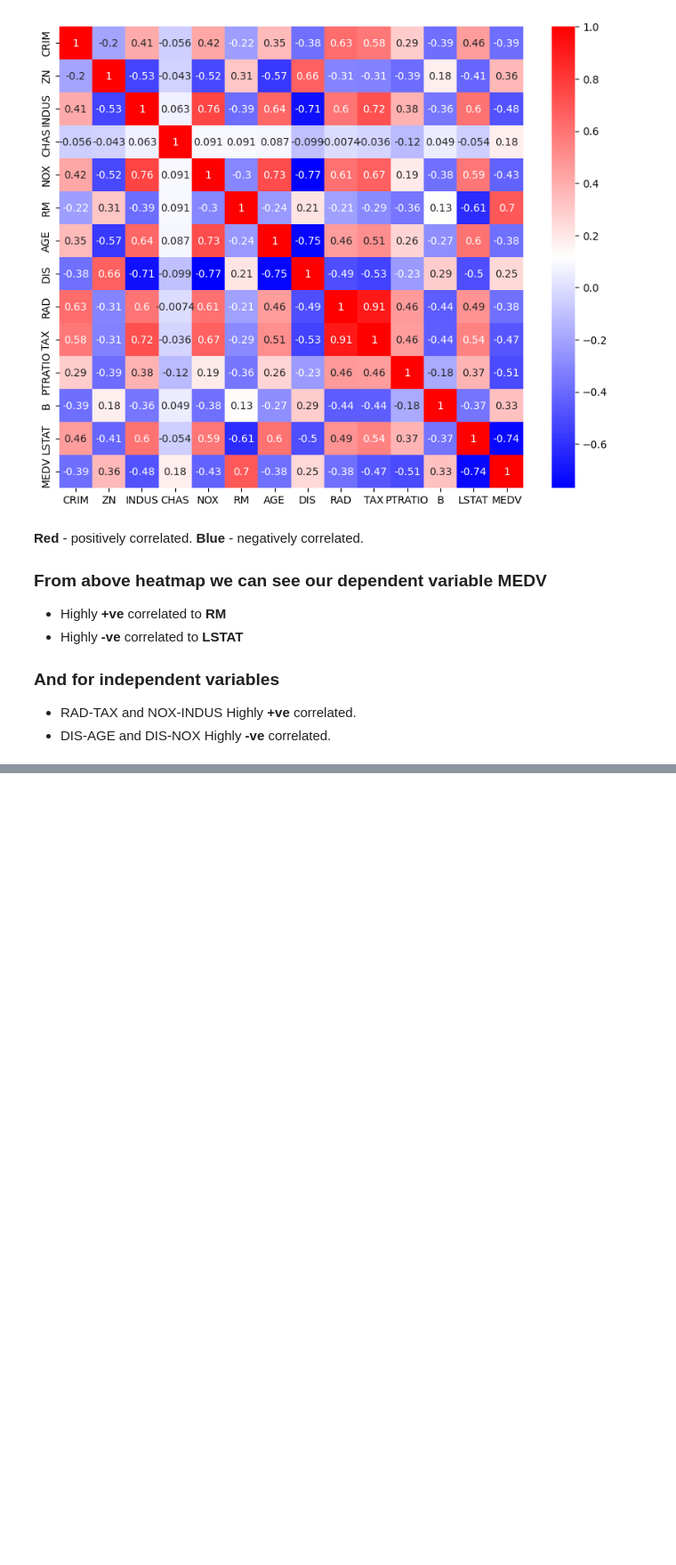
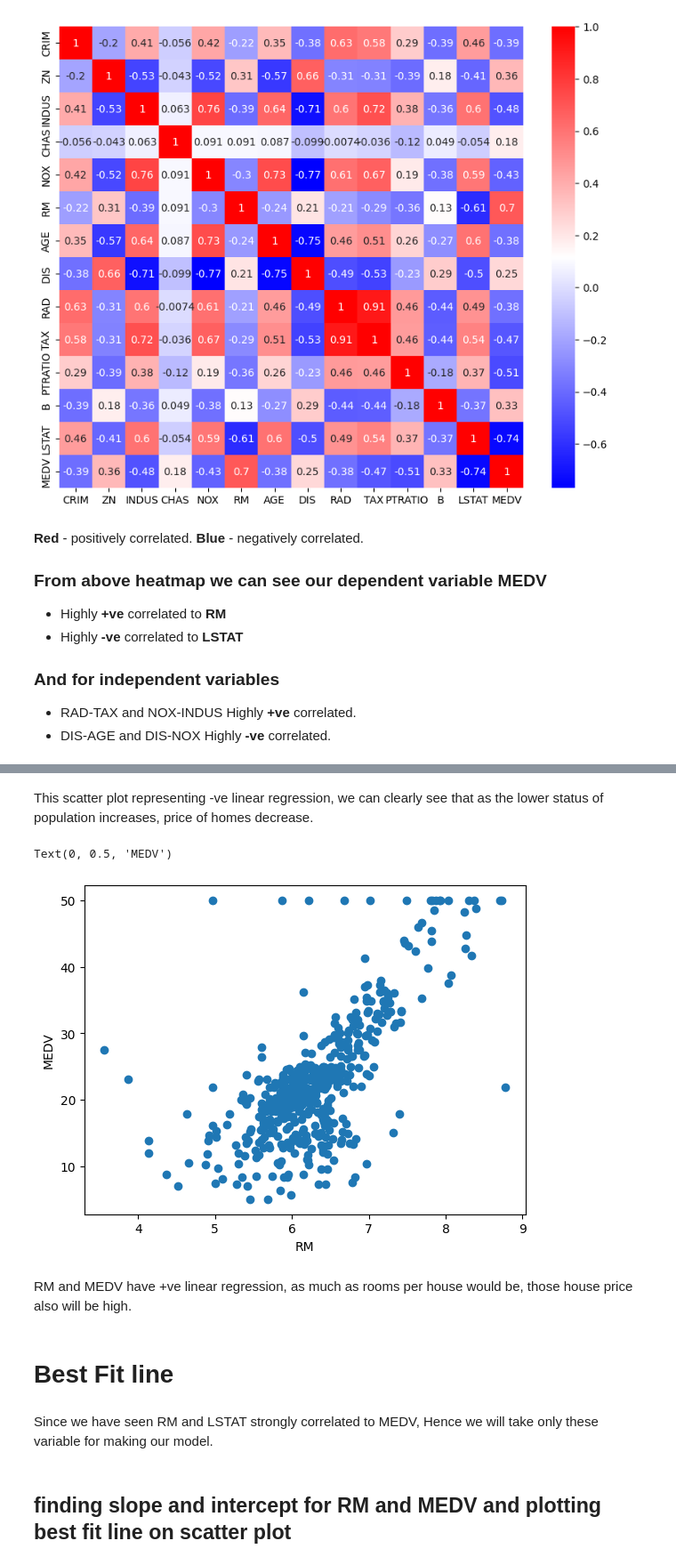
Before and after one commit to ishan711997/Boston-dataset-linear-regression, a Jupyter notebook: 1st_Assignment_Linear_Regression.ipynb, the cells around one changed output, grey strips where cells are left out. Shown: that part at 89% size. Drawn from its saved outputs; the diff is of its cells as text; code cells hidden in the pictures; blank space fills up the shorter version.

```diff
--- a/1st_Assignment_Linear_Regression.ipynb
+++ b/1st_Assignment_Linear_Regression.ipynb
@@ -112,0 +120,17 @@ Therefor we can use RM and LSTAT for linear regression and better to avoid RAD,
+# %% [markdown]
+This scatter plot representing -ve linear regression, we can clearly see that as the lower status of population increases, price of homes decrease.
+# %%
+plt.scatter(data['RM'], data['MEDV'])
+plt.xlabel('RM')
+plt.ylabel('MEDV')
+# %% [output]
+Text(0, 0.5, 'MEDV')
+[figure, added]
+# %% [markdown]
+RM and MEDV have +ve linear regression, as much as rooms per house would be, those house price also will be high.
+# %% [markdown]
+# Best Fit line
+# %% [markdown]
+Since we have seen RM and LSTAT strongly correlated to MEDV, Hence we will take only these variable for making our model.
+# %% [markdown]
+## finding slope and intercept for RM and MEDV and plotting best fit line on scatter plot
```
Also changed, not shown: parts of 24 cells of this notebook.
